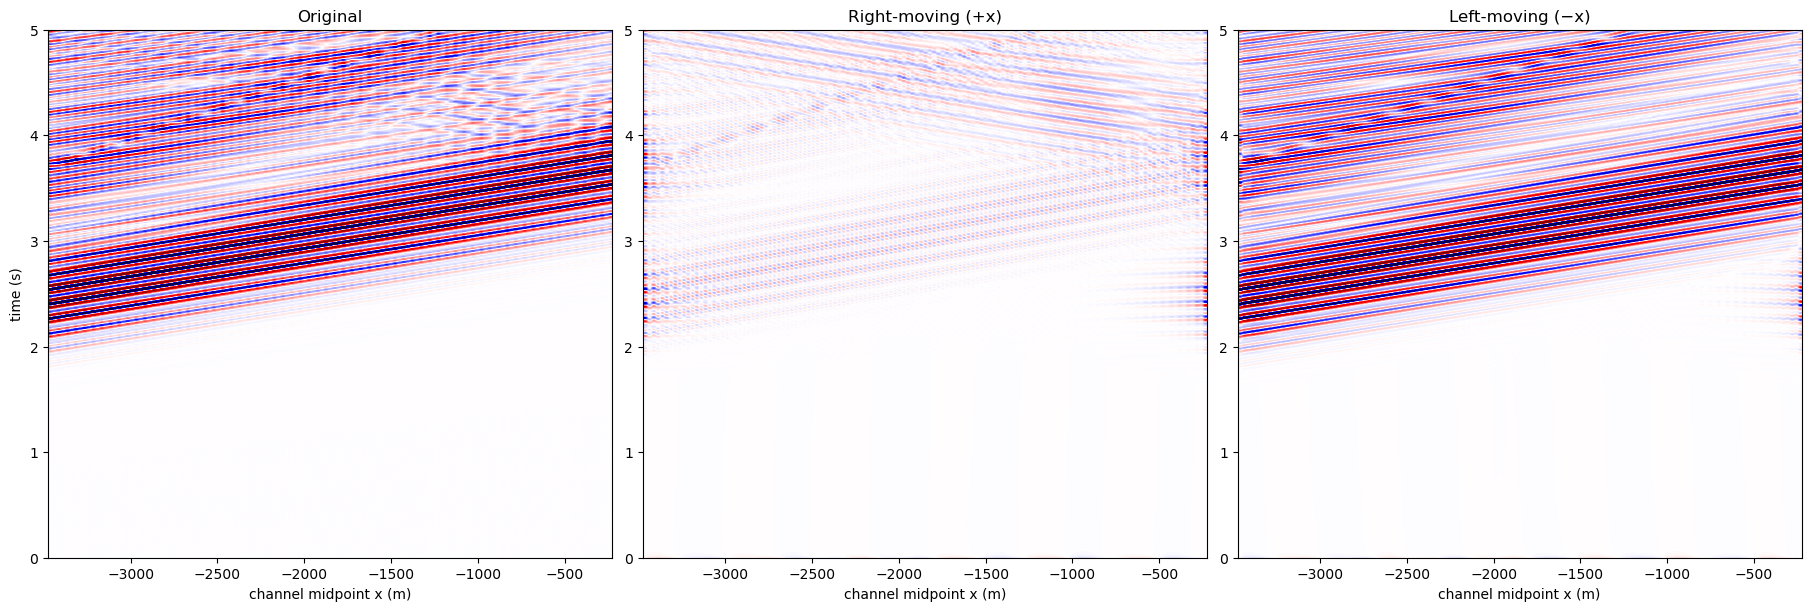
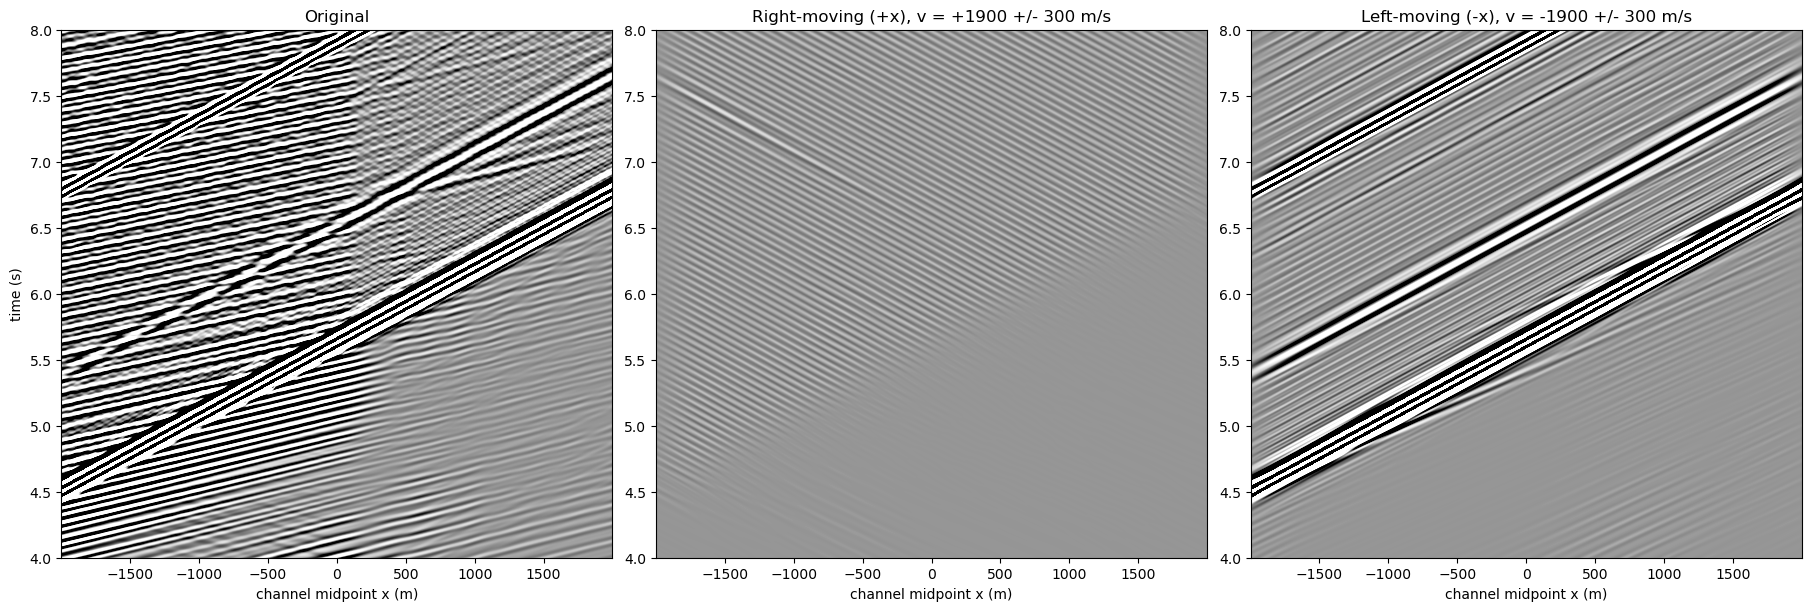
Code edit (unified diff) that turned the first committed figure into the second:
--- before
+++ after
@@ -1,9 +1,32 @@
-# FK filter: separate left-moving and right-moving waves
-das_right = fk_filter(das, direction='right', taper_width=5)
-das_left  = fk_filter(das, direction='left',  taper_width=5)
+# FK filter: separate left-moving and right-moving waves, but keep only a
+# narrow apparent phase-velocity band in each direction. That means the
+# right-moving panel corresponds to roughly +v0 and the left-moving panel
+# corresponds to roughly -v0.
+phase_velocity_min = max(1.0, target_phase_velocity_mps - phase_velocity_halfwidth_mps)
+phase_velocity_max = target_phase_velocity_mps + phase_velocity_halfwidth_mps
+das_right = fk_filter_velocity_band(
+    das,
+    phase_velocity_min=phase_velocity_min,
+    phase_velocity_max=phase_velocity_max,
+    direction='right',
+    transition_fraction=fk_transition_fraction,
+    min_frequency_hz=fk_min_frequency_hz,
+)
+das_left = fk_filter_velocity_band(
+    das,
+    phase_velocity_min=phase_velocity_min,
+    phase_velocity_max=phase_velocity_max,
+    direction='left',
+    transition_fraction=fk_transition_fraction,
+    min_frequency_hz=fk_min_frequency_hz,
+)
+das_right_plot = clip_time_window(das_right, tmin=plot_tmin, tmax=plot_tmax)
+das_left_plot = clip_time_window(das_left, tmin=plot_tmin, tmax=plot_tmax)
 
-clip_r = np.percentile(np.abs(das_right.strain_rate), 99)
-clip_l = np.percentile(np.abs(das_left.strain_rate), 99)
+clip_r = np.percentile(np.abs(das_right_plot.strain_rate), 95)
+clip_l = np.percentile(np.abs(das_left_plot.strain_rate), 95)
 clip_both = max(clip_r, clip_l)
+
+clip_all = max(clip_r, clip_l)
 
 fig, axes = plt.subplots(1, 3, figsize=(18, 6), constrained_layout=True)
@@ -11,7 +34,7 @@
 # Original
 axes[0].imshow(
-    das.strain_rate.T, origin='lower', aspect='auto',
-    extent=[das.x.min(), das.x.max(), das.time.min(), das.time.max()],
-    vmin=-clip, vmax=clip,
+    das_plot.strain_rate.T, origin='lower', aspect='auto',
+    extent=[das_plot.x.min(), das_plot.x.max(), das_plot.time.min(), das_plot.time.max()],
+    vmin=-clip_all, vmax=clip_all,
 )
 axes[0].set_title('Original')
@@ -21,22 +44,34 @@
 # Right-moving
 axes[1].imshow(
-    das_right.strain_rate.T, origin='lower', aspect='auto',
-    extent=[das.x.min(), das.x.max(), das.time.min(), das.time.max()],
-    vmin=-clip_both, vmax=clip_both,
+    das_right_plot.strain_rate.T, origin='lower', aspect='auto',
+    extent=[das_right_plot.x.min(), das_right_plot.x.max(), das_right_plot.time.min(), das_right_plot.time.max()],
+    vmin=-clip_all, vmax=clip_all,
 )
-axes[1].set_title('Right-moving (+x)')
+axes[1].set_title(
+    f"Right-moving (+x), v = +{target_phase_velocity_mps:.0f} +/- {phase_velocity_halfwidth_mps:.0f} m/s"
+)
 axes[1].set_xlabel('channel midpoint x (m)')
 
 # Left-moving
 axes[2].imshow(
-    das_left.strain_rate.T, origin='lower', aspect='auto',
-    extent=[das.x.min(), das.x.max(), das.time.min(), das.time.max()],
-    vmin=-clip_both, vmax=clip_both,
+    das_left_plot.strain_rate.T, origin='lower', aspect='auto',
+    extent=[das_left_plot.x.min(), das_left_plot.x.max(), das_left_plot.time.min(), das_left_plot.time.max()],
+    vmin=-clip_all, vmax=clip_all,
 )
-axes[2].set_title('Left-moving (−x)')
+axes[2].set_title(
+    f"Left-moving (-x), v = -{target_phase_velocity_mps:.0f} +/- {phase_velocity_halfwidth_mps:.0f} m/s"
+)
 axes[2].set_xlabel('channel midpoint x (m)')
 
+
+# for ax in axes:
+#     ax.plot(x, t0+t_p, 'r--', label='p-wave', linewidth=2, alpha=0.5)
+#     ax.plot(x, t0+t_s, 'r:', label='s-wave', linewidth=2, alpha=0.5)
+#     ax.plot(x, t0+t_r, 'r-.', label='rayleigh', linewidth=2, alpha=0.5)
+#     ax.plot(x, t0+t_plate, 'r-', label='plate', linewidth=2, alpha=0.5)
+
 for ax in axes:
-    ax.set_ylim([0, 5])
+    ax.set_ylim([4,8])
+    # ax.set_xlim([das_plot.x.min(), das_plot.x.max()])
 
 plt.show()

Commit: Package lightweight reproducible grounding-line repo